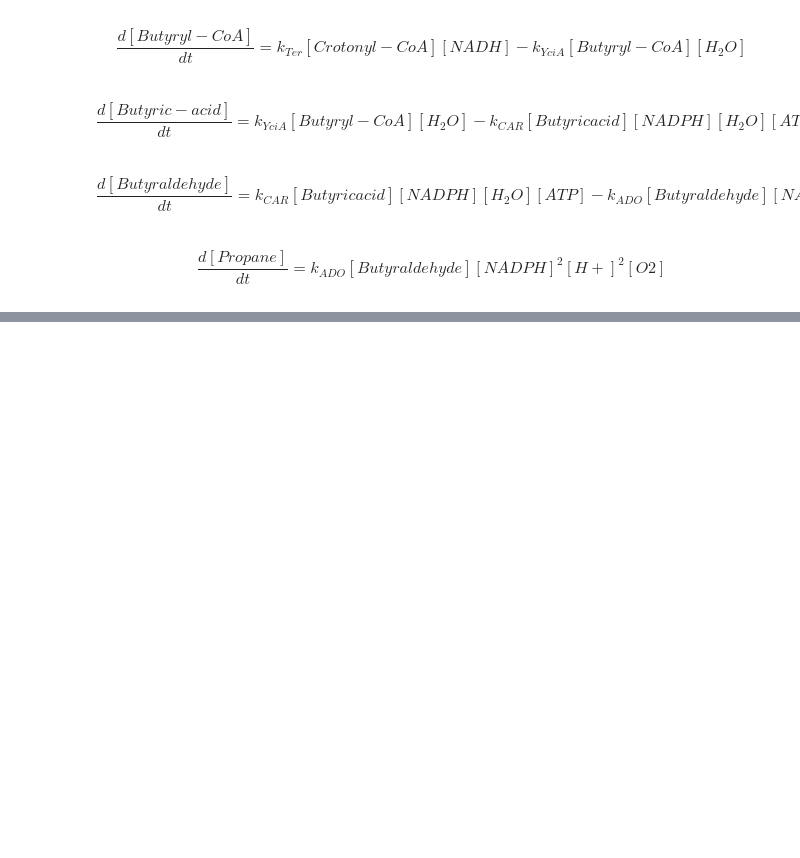
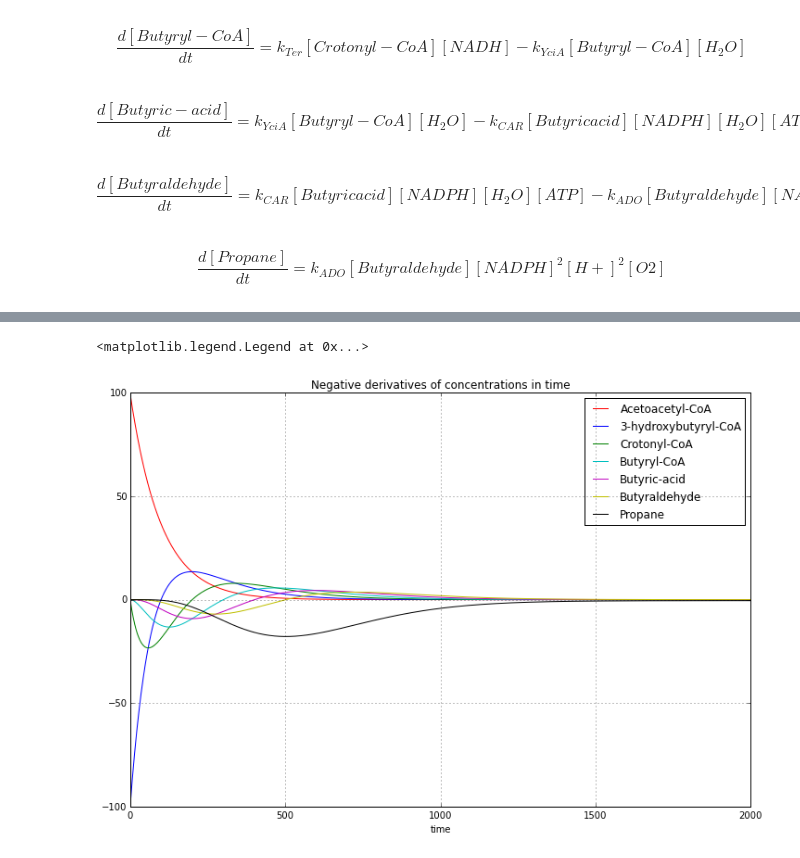
Before and after one commit to Aalto-Helsinki/modeling, a Jupyter notebook: 2015/Reactions - Basic Pathway.ipynb, the cells around one changed output, grey strips where cells are left out. Cells and saved outputs as stored; diff of their text form; code cells hidden in the pictures; blank space fills up the shorter version.

Commit message:
Added negative differentials

```diff
--- a/2015/Reactions - Basic Pathway.ipynb
+++ b/2015/Reactions - Basic Pathway.ipynb
@@ -142,0 +149,42 @@ ax1.legend(loc='best')
+# %%
+# Calculating the derivatives of the concentrations according to time
+
+# Derivatives
+a_D = []
+b_D = []
+c_D = []
+d_D = []
+e_D = []
+f_D = []
+g_D = []
+
+# Calculate derivatives using timestep dT, through time T
+for i in range(T-1):
+    a_D.append(-(a[i+1]-a[i])/dT)
+    b_D.append(-(b[i+1]-b[i])/dT)
+    c_D.append(-(c[i+1]-c[i])/dT)
+    d_D.append(-(d[i+1]-d[i])/dT)
+    e_D.append(-(e[i+1]-e[i])/dT)
+    f_D.append(-(f[i+1]-f[i])/dT)
+    g_D.append(-(g[i+1]-g[i])/dT)
+
+#plot
+fig = plt.figure(figsize=(30,8))
+fig.subplots_adjust(wspace = 0.5, hspace = 0.3)
+ax2 = fig.add_subplot(1,2,1)
+
+ax2.plot(a_D, 'r-', label='Acetoacetyl-CoA')
+ax2.plot(b_D, 'b-', label='3-hydroxybutyryl-CoA')
+ax2.plot(c_D, 'g-', label='Crotonyl-CoA')
+ax2.plot(d_D, 'c-', label='Butyryl-CoA')
+ax2.plot(e_D, 'm-', label='Butyric-acid')
+ax2.plot(f_D, 'y-', label='Butyraldehyde')
+ax2.plot(g_D, 'k-', label='Propane')
+
+ax2.set_title("Negative derivatives of concentrations in time")
+ax2.set_xlabel("time")
+ax2.grid()
+ax2.legend()
+# %% [output]
+<matplotlib.legend.Legend at 0x...>
+[figure, added]
```
Also changed, not shown: parts of 2 cells of this notebook, 1 other file.
